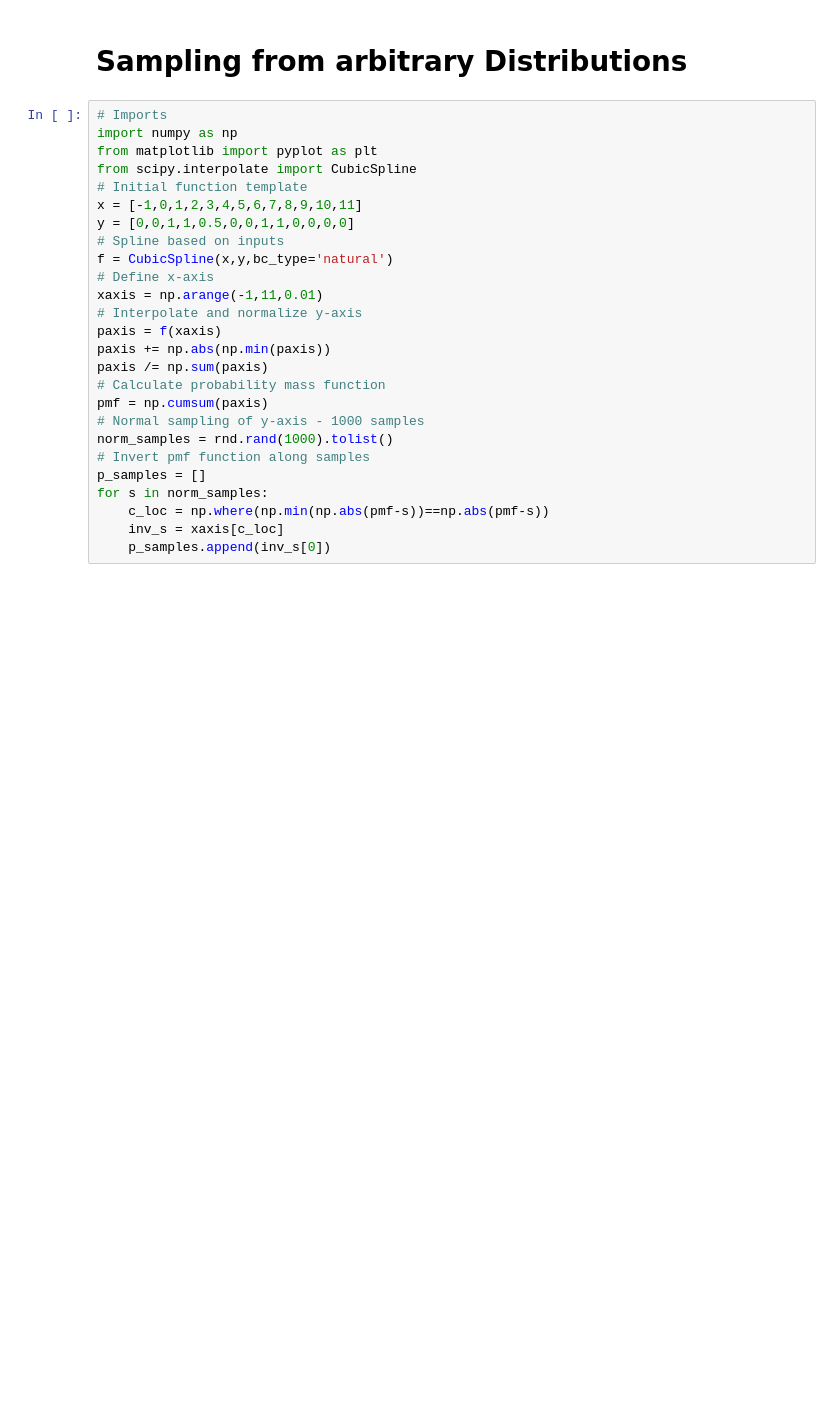
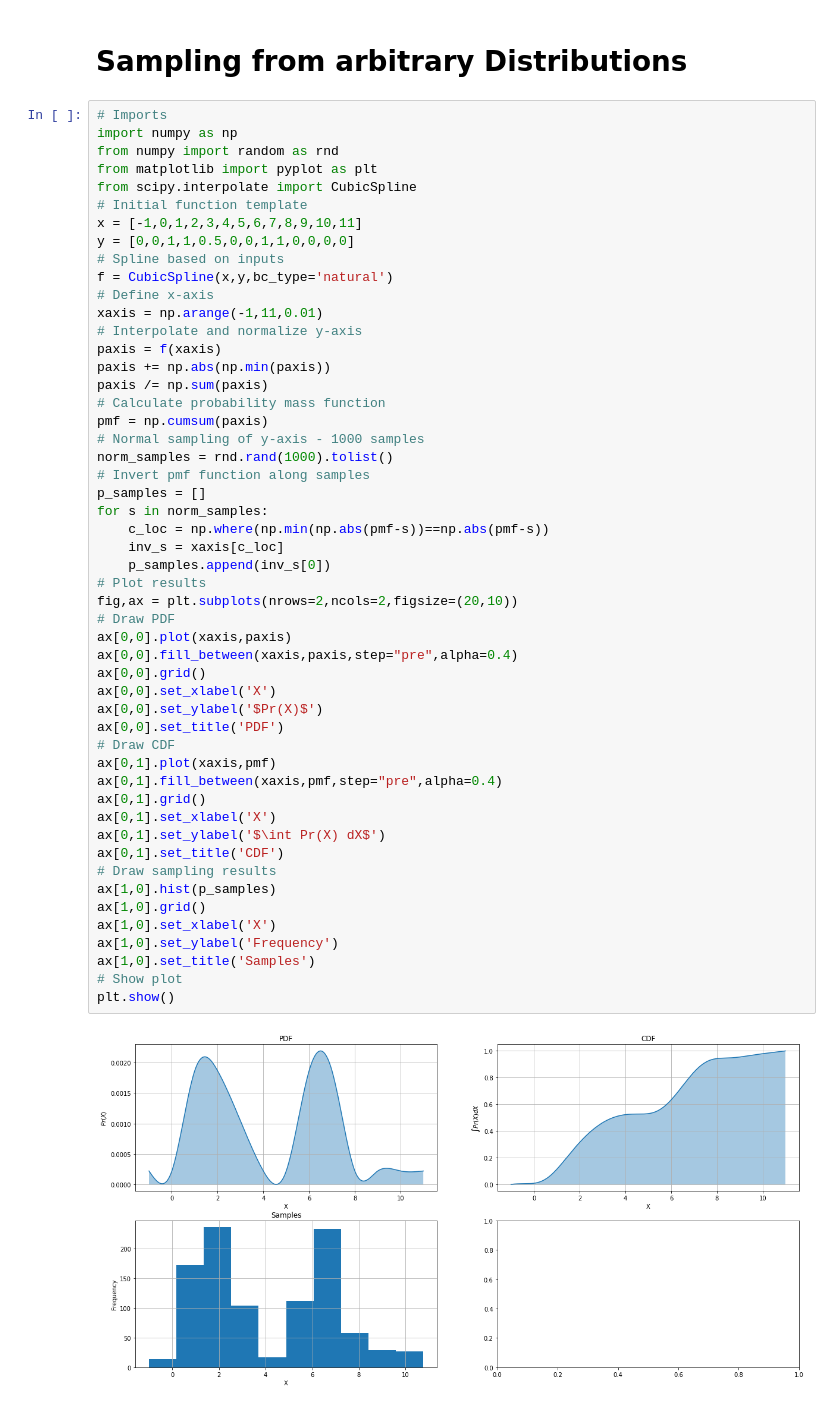
Before and after one commit to janlucasdeinhard/pyfiles, a Jupyter notebook: 3_TESTS/Statistics.ipynb, the cells around one changed output. Saved outputs shown, nothing was run; the diff lists cells and outputs as text; blank space fills up the shorter version.

```diff
--- a/3_TESTS/Statistics.ipynb
+++ b/3_TESTS/Statistics.ipynb
@@ -81,26 +81,53 @@ plt.show()
 # %%
 # Imports
 import numpy as np
+from numpy import random as rnd
 from matplotlib import pyplot as plt
 from scipy.interpolate import CubicSpline
 # Initial function template
 x = [-1,0,1,2,3,4,5,6,7,8,9,10,11]
 y = [0,0,1,1,0.5,0,0,1,1,0,0,0,0]
 # Spline based on inputs
 f = CubicSpline(x,y,bc_type='natural')
 # Define x-axis
 xaxis = np.arange(-1,11,0.01)
 # Interpolate and normalize y-axis
 paxis = f(xaxis)
 paxis += np.abs(np.min(paxis))
 paxis /= np.sum(paxis)
 # Calculate probability mass function
 pmf = np.cumsum(paxis)
 # Normal sampling of y-axis - 1000 samples
 norm_samples = rnd.rand(1000).tolist()
 # Invert pmf function along samples
 p_samples = []
 for s in norm_samples:
     c_loc = np.where(np.min(np.abs(pmf-s))==np.abs(pmf-s))
     inv_s = xaxis[c_loc]
     p_samples.append(inv_s[0])
+# Plot results
+fig,ax = plt.subplots(nrows=2,ncols=2,figsize=(20,10))
+# Draw PDF
+ax[0,0].plot(xaxis,paxis)
+ax[0,0].fill_between(xaxis,paxis,step="pre",alpha=0.4)
+ax[0,0].grid()
+ax[0,0].set_xlabel('X')
+ax[0,0].set_ylabel('$Pr(X)$')
+ax[0,0].set_title('PDF')
+# Draw CDF
+ax[0,1].plot(xaxis,pmf)
+ax[0,1].fill_between(xaxis,pmf,step="pre",alpha=0.4)
+ax[0,1].grid()
+ax[0,1].set_xlabel('X')
+ax[0,1].set_ylabel('$\int Pr(X) dX$')
+ax[0,1].set_title('CDF')
+# Draw sampling results
+ax[1,0].hist(p_samples)
+ax[1,0].grid()
+ax[1,0].set_xlabel('X')
+ax[1,0].set_ylabel('Frequency')
+ax[1,0].set_title('Samples')
+# Show plot
+plt.show()
+# %% [output]
+[figure, added]
```
Also changed, not shown: parts of 4 cells of this notebook, 1 other file.
